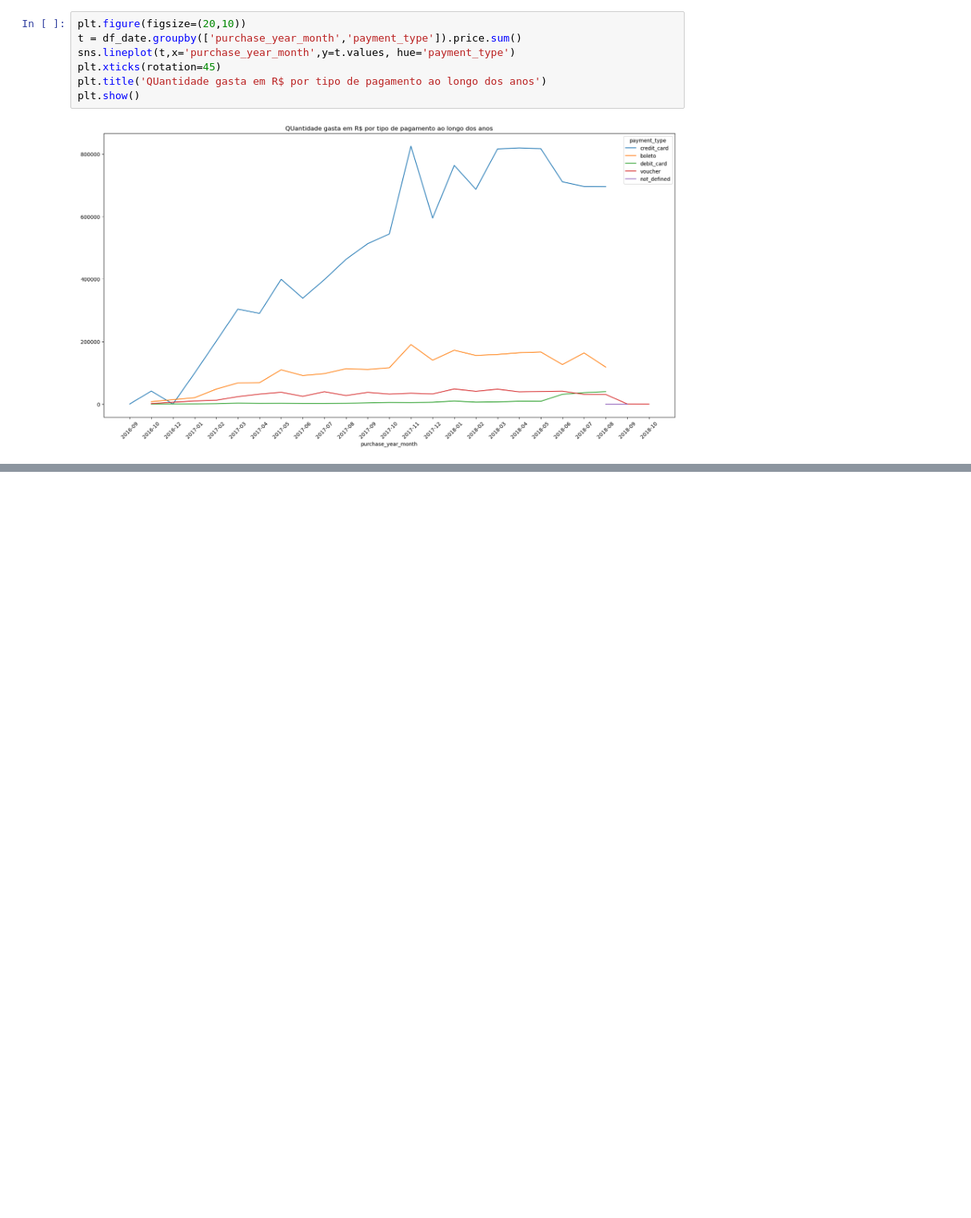
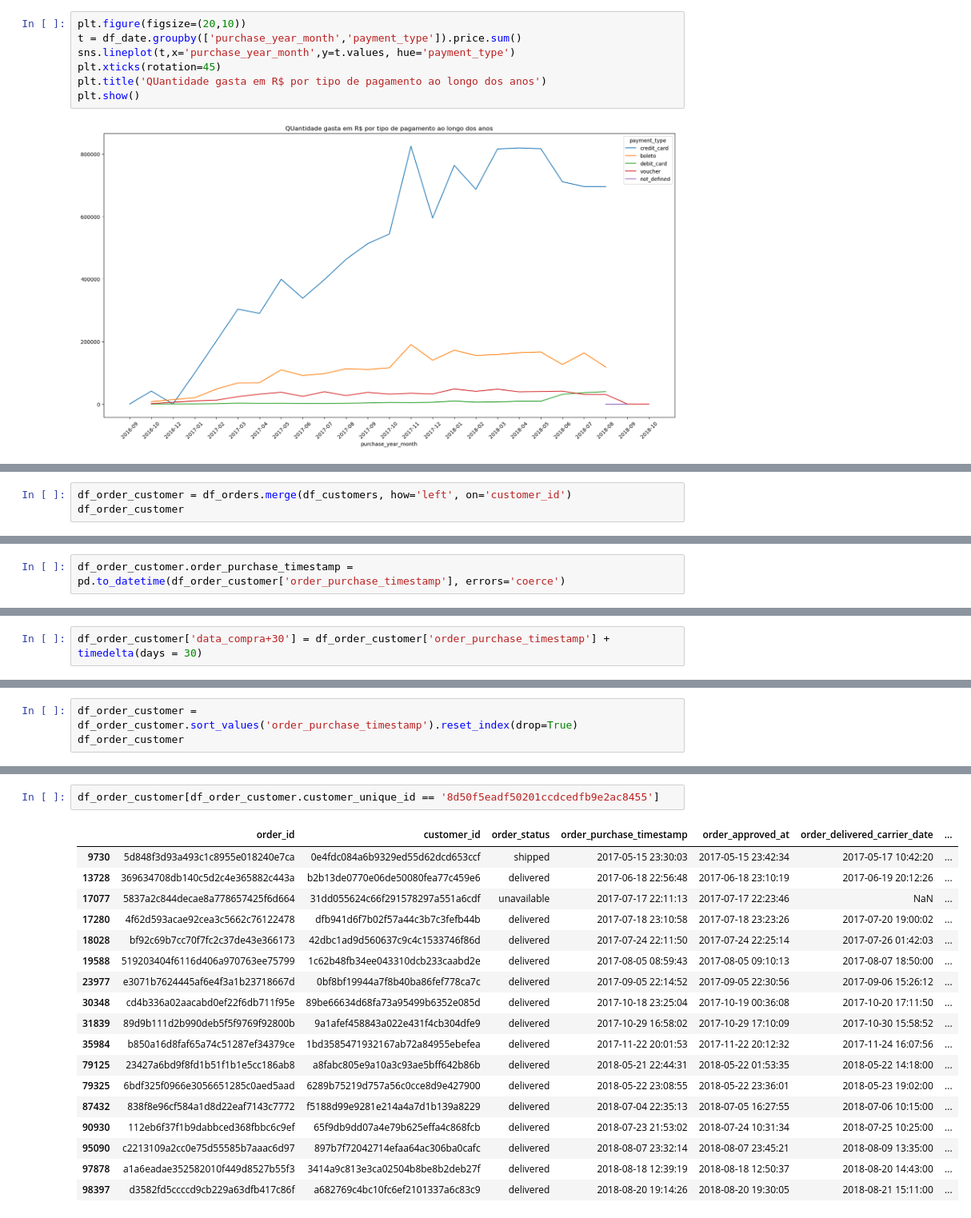
Before and after one commit to danilomiyatake/Brazil-Public-Dataset-Olist, a Jupyter notebook: Brazil Ecommerce.ipynb, the cells around one changed output, grey strips where cells are left out. Shown: that part at 80% size. Cells and saved outputs as stored; diff of their text form; blank space fills up the shorter version.

```diff
--- a/Brazil Ecommerce.ipynb
+++ b/Brazil Ecommerce.ipynb
@@ -500,0 +531,3 @@ plt.show()
+# %%
+df_order_customer = df_orders.merge(df_customers, how='left', on='customer_id')
+df_order_customer
@@ -500,0 +548,2 @@ plt.show()
+# %%
+df_order_customer.order_purchase_timestamp = pd.to_datetime(df_order_customer['order_purchase_timestamp'], errors='coerce')
@@ -500,0 +566,2 @@ plt.show()
+# %%
+df_order_customer['data_compra+30'] = df_order_customer['order_purchase_timestamp'] + timedelta(days = 30)
@@ -500,0 +584,3 @@ plt.show()
+# %%
+df_order_customer = df_order_customer.sort_values('order_purchase_timestamp').reset_index(drop=True)
+df_order_customer
@@ -500,0 +616,21 @@ plt.show()
+# %%
+df_order_customer[df_order_customer.customer_unique_id == '8d50f5eadf50201ccdcedfb9e2ac8455']
+# %% [output]
+|  | order_id | customer_id | order_status | order_purchase_timestamp | order_approved_at | order_delivered_carrier_date | ... |
+| 9730 | 5d848f3d93a493c1c8955e018240e7ca | 0e4fdc084a6b9329ed55d62dcd653ccf | shipped | 2017-05-15 23:30:03 | 2017-05-15 23:42:34 | 2017-05-17 10:42:20 | ... |
+| 13728 | 369634708db140c5d2c4e365882c443a | b2b13de0770e06de50080fea77c459e6 | delivered | 2017-06-18 22:56:48 | 2017-06-18 23:10:19 | 2017-06-19 20:12:26 | ... |
+| 17077 | 5837a2c844decae8a778657425f6d664 | 31dd055624c66f291578297a551a6cdf | unavailable | 2017-07-17 22:11:13 | 2017-07-17 22:23:46 | NaN | ... |
+| 17280 | 4f62d593acae92cea3c5662c76122478 | dfb941d6f7b02f57a44c3b7c3fefb44b | delivered | 2017-07-18 23:10:58 | 2017-07-18 23:23:26 | 2017-07-20 19:00:02 | ... |
+| 18028 | bf92c69b7cc70f7fc2c37de43e366173 | 42dbc1ad9d560637c9c4c1533746f86d | delivered | 2017-07-24 22:11:50 | 2017-07-24 22:25:14 | 2017-07-26 01:42:03 | ... |
+| 19588 | 519203404f6116d406a970763ee75799 | 1c62b48fb34ee043310dcb233caabd2e | delivered | 2017-08-05 08:59:43 | 2017-08-05 09:10:13 | 2017-08-07 18:50:00 | ... |
+| 23977 | e3071b7624445af6e4f3a1b23718667d | 0bf8bf19944a7f8b40ba86fef778ca7c | delivered | 2017-09-05 22:14:52 | 2017-09-05 22:30:56 | 2017-09-06 15:26:12 | ... |
+| 30348 | cd4b336a02aacabd0ef22f6db711f95e | 89be66634d68fa73a95499b6352e085d | delivered | 2017-10-18 23:25:04 | 2017-10-19 00:36:08 | 2017-10-20 17:11:50 | ... |
+| 31839 | 89d9b111d2b990deb5f5f9769f92800b | 9a1afef458843a022e431f4cb304dfe9 | delivered | 2017-10-29 16:58:02 | 2017-10-29 17:10:09 | 2017-10-30 15:58:52 | ... |
+| 35984 | b850a16d8faf65a74c51287ef34379ce | 1bd3585471932167ab72a84955ebefea | delivered | 2017-11-22 20:01:53 | 2017-11-22 20:12:32 | 2017-11-24 16:07:56 | ... |
+| 79125 | 23427a6bd9f8fd1b51f1b1e5cc186ab8 | a8fabc805e9a10a3c93ae5bff642b86b | delivered | 2018-05-21 22:44:31 | 2018-05-22 01:53:35 | 2018-05-22 14:18:00 | ... |
+| 79325 | 6bdf325f0966e3056651285c0aed5aad | 6289b75219d757a56c0cce8d9e427900 | delivered | 2018-05-22 23:08:55 | 2018-05-22 23:36:01 | 2018-05-23 19:02:00 | ... |
+| 87432 | 838f8e96cf584a1d8d22eaf7143c7772 | f5188d99e9281e214a4a7d1b139a8229 | delivered | 2018-07-04 22:35:13 | 2018-07-05 16:27:55 | 2018-07-06 10:15:00 | ... |
+| 90930 | 112eb6f37f1b9dabbced368fbbc6c9ef | 65f9db9dd07a4e79b625effa4c868fcb | delivered | 2018-07-23 21:53:02 | 2018-07-24 10:31:34 | 2018-07-25 10:25:00 | ... |
+| 95090 | c2213109a2cc0e75d55585b7aaac6d97 | 897b7f72042714efaa64ac306ba0cafc | delivered | 2018-08-07 23:32:14 | 2018-08-07 23:45:21 | 2018-08-09 13:35:00 | ... |
+| 97878 | a1a6eadae352582010f449d8527b55f3 | 3414a9c813e3ca02504b8be8b2deb27f | delivered | 2018-08-18 12:39:19 | 2018-08-18 12:50:37 | 2018-08-20 14:43:00 | ... |
+| 98397 | d3582fd5ccccd9cb229a63dfb417c86f | a682769c4bc10fc6ef2101337a6c83c9 | delivered | 2018-08-20 19:14:26 | 2018-08-20 19:30:05 | 2018-08-21 15:11:00 | ... |
```
Also changed, not shown: parts of 22 cells of this notebook, 3 other files.
